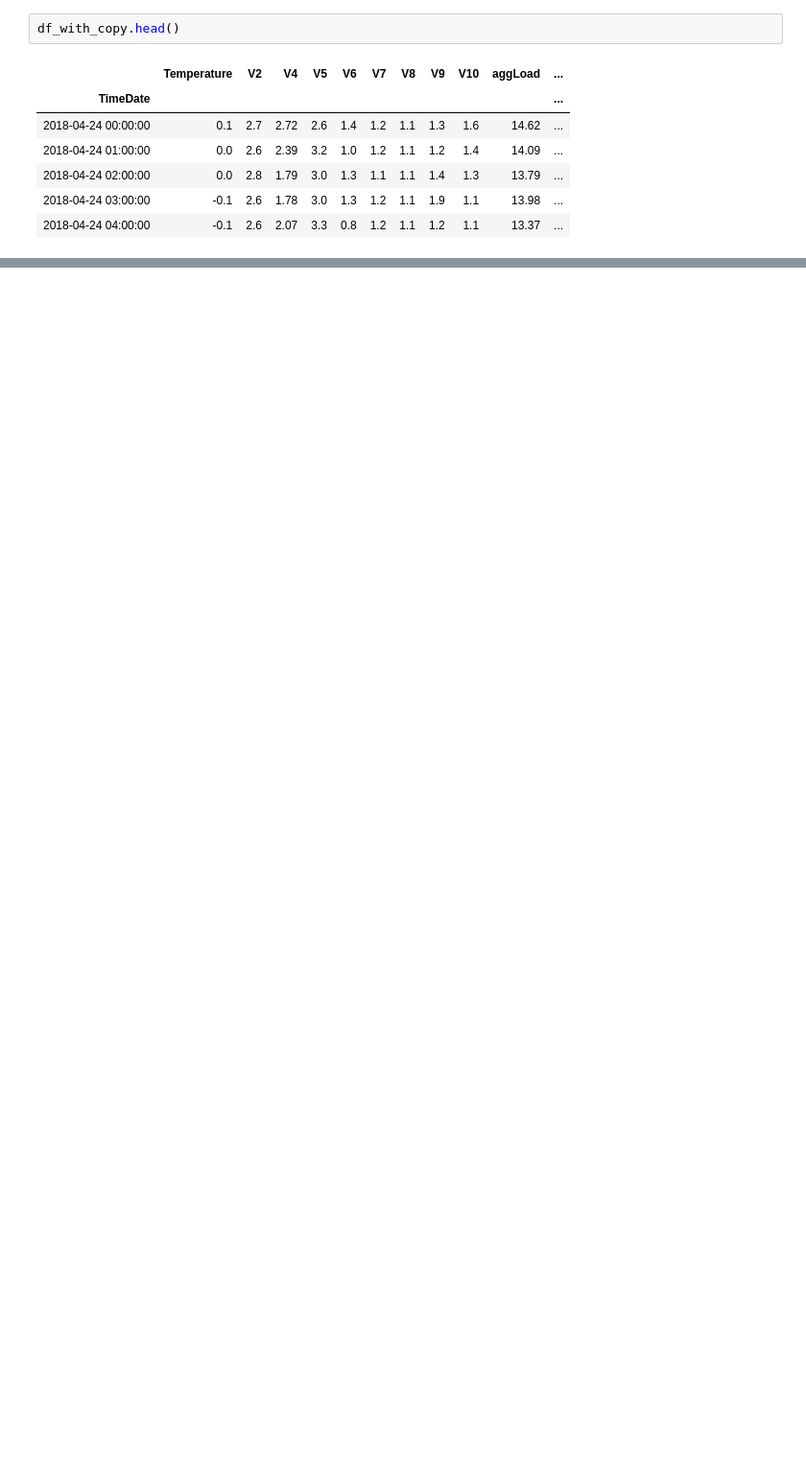
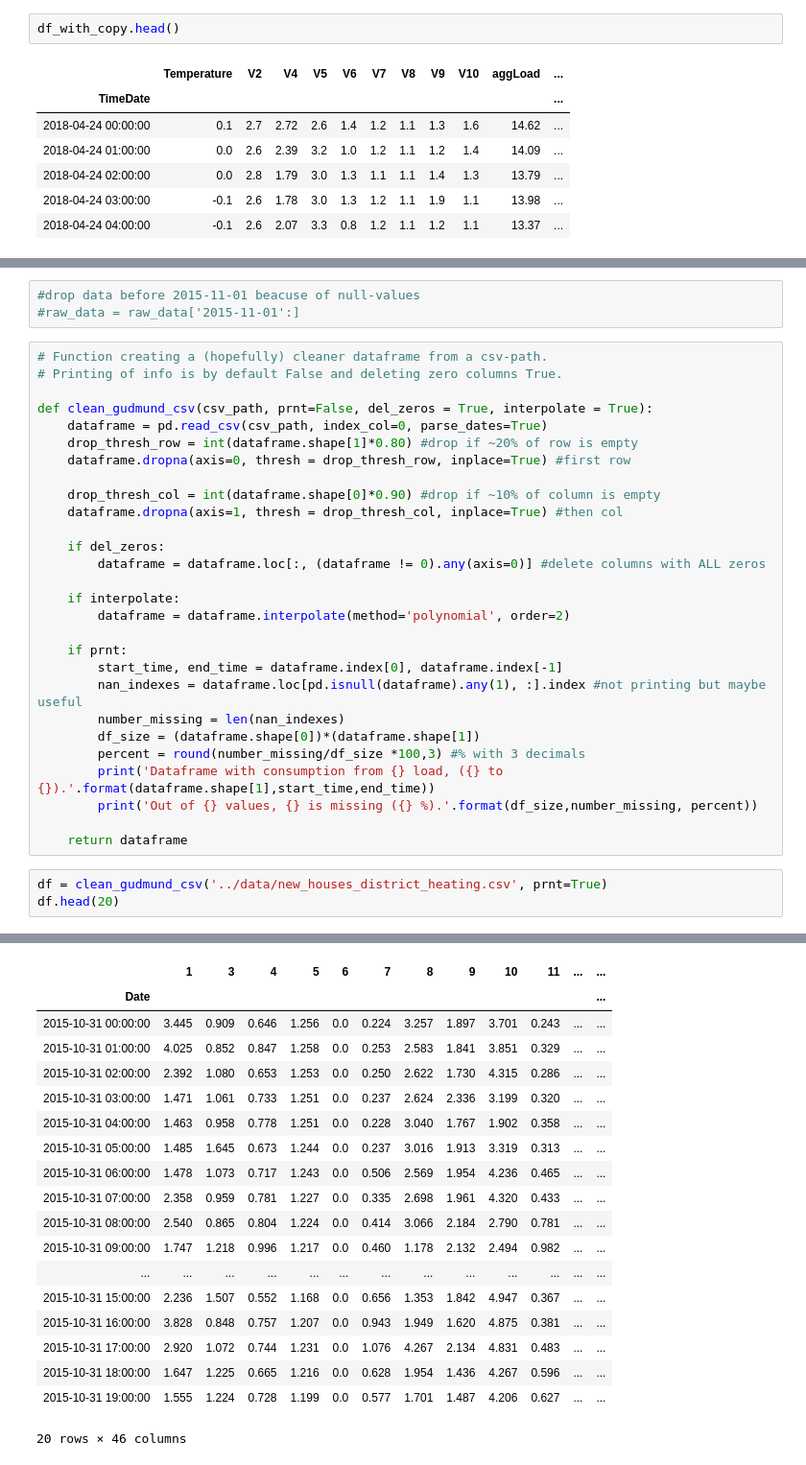
Before and after one commit to johanssonkarin/master-thesis, a Jupyter notebook: notebooks/function-dev.ipynb, the cells around one changed output, grey strips where cells are left out. Shown: that part at 96% size. Cells and saved outputs as stored; diff of their text form; blank space fills up the shorter version.

```diff
--- a/notebooks/function-dev.ipynb
+++ b/notebooks/function-dev.ipynb
@@ -59,0 +60,35 @@ df_with_copy.head()
+# %%
+#drop data before 2015-11-01 beacuse of null-values
+#raw_data = raw_data['2015-11-01':]
+# %%
+# Function creating a (hopefully) cleaner dataframe from a csv-path.
+# Printing of info is by default False and deleting zero columns True.
+
+def clean_gudmund_csv(csv_path, prnt=False, del_zeros = True, interpolate = True):
+    dataframe = pd.read_csv(csv_path, index_col=0, parse_dates=True)
+    drop_thresh_row = int(dataframe.shape[1]*0.80) #drop if ~20% of row is empty
+    dataframe.dropna(axis=0, thresh = drop_thresh_row, inplace=True) #first row
+
+    drop_thresh_col = int(dataframe.shape[0]*0.90) #drop if ~10% of column is empty
+    dataframe.dropna(axis=1, thresh = drop_thresh_col, inplace=True) #then col
+
+    if del_zeros:
+        dataframe = dataframe.loc[:, (dataframe != 0).any(axis=0)] #delete columns with ALL zeros
+
+    if interpolate:
+        dataframe = dataframe.interpolate(method='polynomial', order=2)
+
+    if prnt:
+        start_time, end_time = dataframe.index[0], dataframe.index[-1]
+        nan_indexes = dataframe.loc[pd.isnull(dataframe).any(1), :].index #not printing but maybe useful
+        number_missing = len(nan_indexes)
+        df_size = (dataframe.shape[0])*(dataframe.shape[1])
+        percent = round(number_missing/df_size *100,3) #% with 3 decimals
+        print('Dataframe with consumption from {} load, ({} to {}).'.format(dataframe.shape[1],start_time,end_time))
+        print('Out of {} values, {} is missing ({} %).'.format(df_size,number_missing, percent))
+
+    return dataframe
+# %%
+df = clean_gudmund_csv('../data/new_houses_district_heating.csv', prnt=True)
+df.head(20)
+# %% [output]
@@ -59,0 +97,19 @@ df_with_copy.head()
+|  | 1 | 3 | 4 | 5 | 6 | 7 | 8 | 9 | 10 | 11 | ... | ... |
+| Date |  |  |  |  |  |  |  |  |  |  |  | ... |
+| 2015-10-31 00:00:00 | 3.445 | 0.909 | 0.646 | 1.256 | 0.0 | 0.224 | 3.257 | 1.897 | 3.701 | 0.243 | ... | ... |
+| 2015-10-31 01:00:00 | 4.025 | 0.852 | 0.847 | 1.258 | 0.0 | 0.253 | 2.583 | 1.841 | 3.851 | 0.329 | ... | ... |
+| 2015-10-31 02:00:00 | 2.392 | 1.080 | 0.653 | 1.253 | 0.0 | 0.250 | 2.622 | 1.730 | 4.315 | 0.286 | ... | ... |
+| 2015-10-31 03:00:00 | 1.471 | 1.061 | 0.733 | 1.251 | 0.0 | 0.237 | 2.624 | 2.336 | 3.199 | 0.320 | ... | ... |
+| 2015-10-31 04:00:00 | 1.463 | 0.958 | 0.778 | 1.251 | 0.0 | 0.228 | 3.040 | 1.767 | 1.902 | 0.358 | ... | ... |
+| 2015-10-31 05:00:00 | 1.485 | 1.645 | 0.673 | 1.244 | 0.0 | 0.237 | 3.016 | 1.913 | 3.319 | 0.313 | ... | ... |
+| 2015-10-31 06:00:00 | 1.478 | 1.073 | 0.717 | 1.243 | 0.0 | 0.506 | 2.569 | 1.954 | 4.236 | 0.465 | ... | ... |
+| 2015-10-31 07:00:00 | 2.358 | 0.959 | 0.781 | 1.227 | 0.0 | 0.335 | 2.698 | 1.961 | 4.320 | 0.433 | ... | ... |
+| 2015-10-31 08:00:00 | 2.540 | 0.865 | 0.804 | 1.224 | 0.0 | 0.414 | 3.066 | 2.184 | 2.790 | 0.781 | ... | ... |
+| 2015-10-31 09:00:00 | 1.747 | 1.218 | 0.996 | 1.217 | 0.0 | 0.460 | 1.178 | 2.132 | 2.494 | 0.982 | ... | ... |
+| ... | ... | ... | ... | ... | ... | ... | ... | ... | ... | ... | ... | ... |
+| 2015-10-31 15:00:00 | 2.236 | 1.507 | 0.552 | 1.168 | 0.0 | 0.656 | 1.353 | 1.842 | 4.947 | 0.367 | ... | ... |
+| 2015-10-31 16:00:00 | 3.828 | 0.848 | 0.757 | 1.207 | 0.0 | 0.943 | 1.949 | 1.620 | 4.875 | 0.381 | ... | ... |
+| 2015-10-31 17:00:00 | 2.920 | 1.072 | 0.744 | 1.231 | 0.0 | 1.076 | 4.267 | 2.134 | 4.831 | 0.483 | ... | ... |
+| 2015-10-31 18:00:00 | 1.647 | 1.225 | 0.665 | 1.216 | 0.0 | 0.628 | 1.954 | 1.436 | 4.267 | 0.596 | ... | ... |
+| 2015-10-31 19:00:00 | 1.555 | 1.224 | 0.728 | 1.199 | 0.0 | 0.577 | 1.701 | 1.487 | 4.206 | 0.627 | ... | ... |
+20 rows × 46 columns
```
Also changed, not shown: parts of 16 cells of this notebook, 4 other files.
